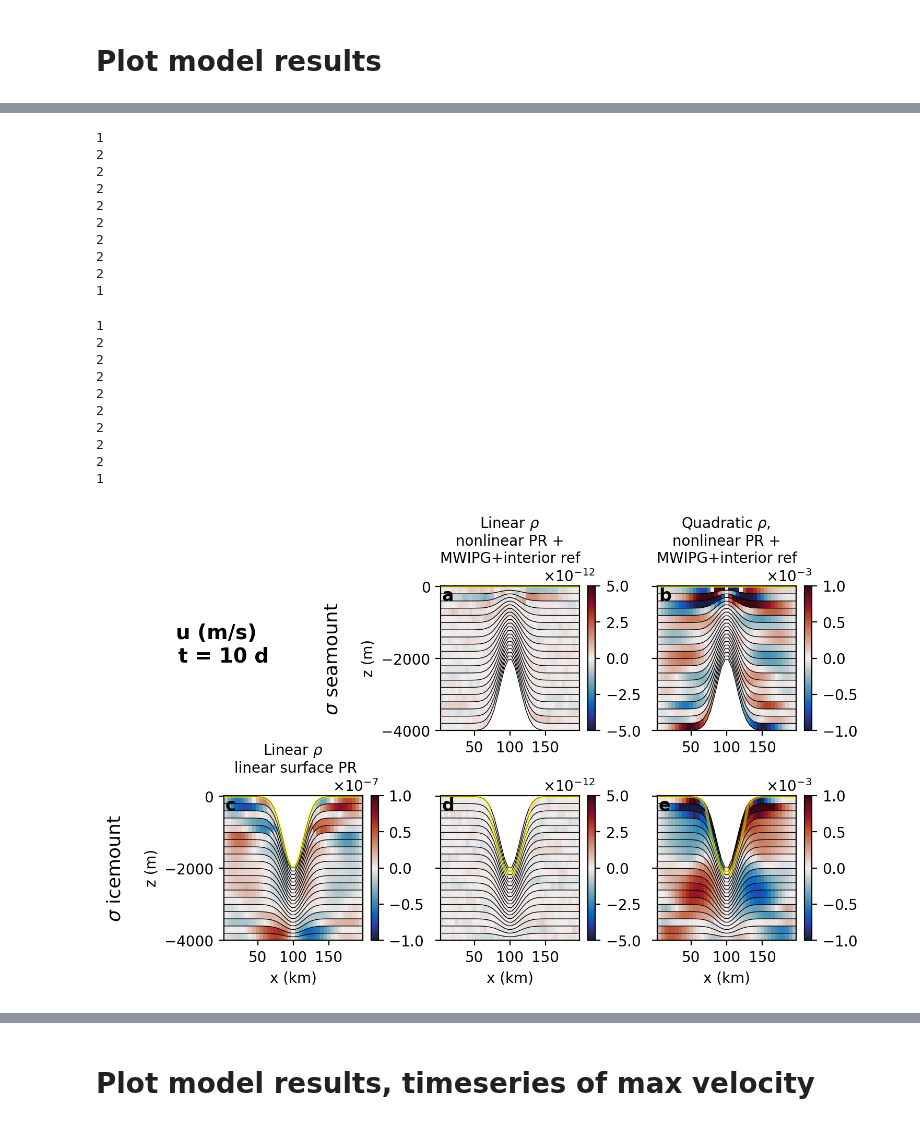
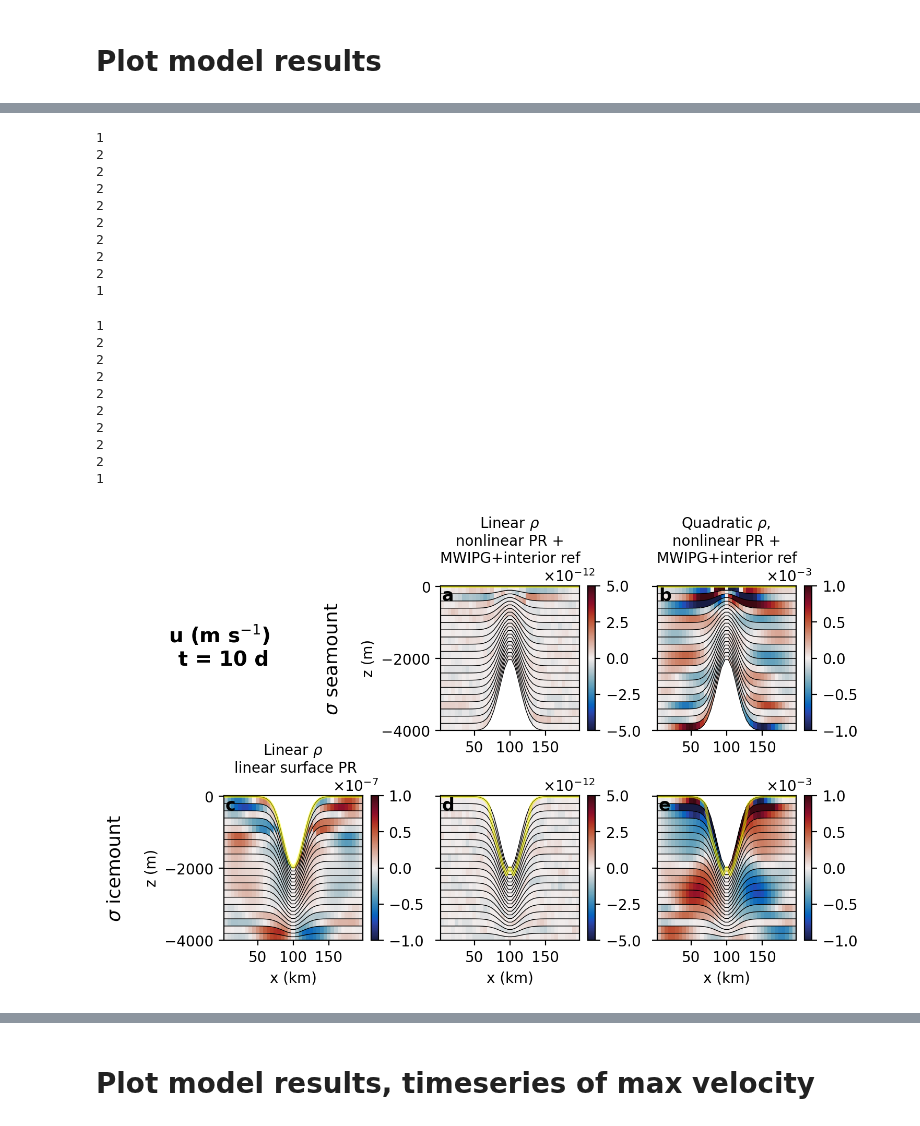
Before and after one commit to claireyung/IS-PG-MOM6, a Jupyter notebook: plotting.ipynb, the cells around one changed output, grey strips where cells are left out. Saved outputs shown, nothing was run; the diff lists cells and outputs as text; code cells hidden in the pictures.

```diff
--- a/plotting.ipynb
+++ b/plotting.ipynb
@@ -474,35 +474,35 @@ for i in np.arange(5):
 
 
 ax[0].set_axis_off()
 
 fig.subplots_adjust(wspace = 0.25,hspace = 0.45)
-fig.suptitle('u (m/s) \n t = 10 d', fontsize = 14, y = 0.8, x = 0.12,weight = 'bold')
+fig.suptitle('u (m s$^{-1}$)'+' \n t = 10 d', fontsize = 14, y = 0.8, x = 0.12,weight = 'bold')
 
 
 
 plt.show()
 # %% [output]
 1
 2
 2
 2
 2
 2
 2
 2
 2
 1
 1
 2
 2
 2
 2
 2
 2
 2
 2
 1
-[figure, old version]
+[figure, new version]
 # %%
 fig, axes = plt.subplots(ncols = 2, nrows = 2, figsize = (5.5,4.5),dpi = 200)
 ax = np.ravel(axes)
```
Also changed, not shown: parts of 3 cells of this notebook, 1 other file.
